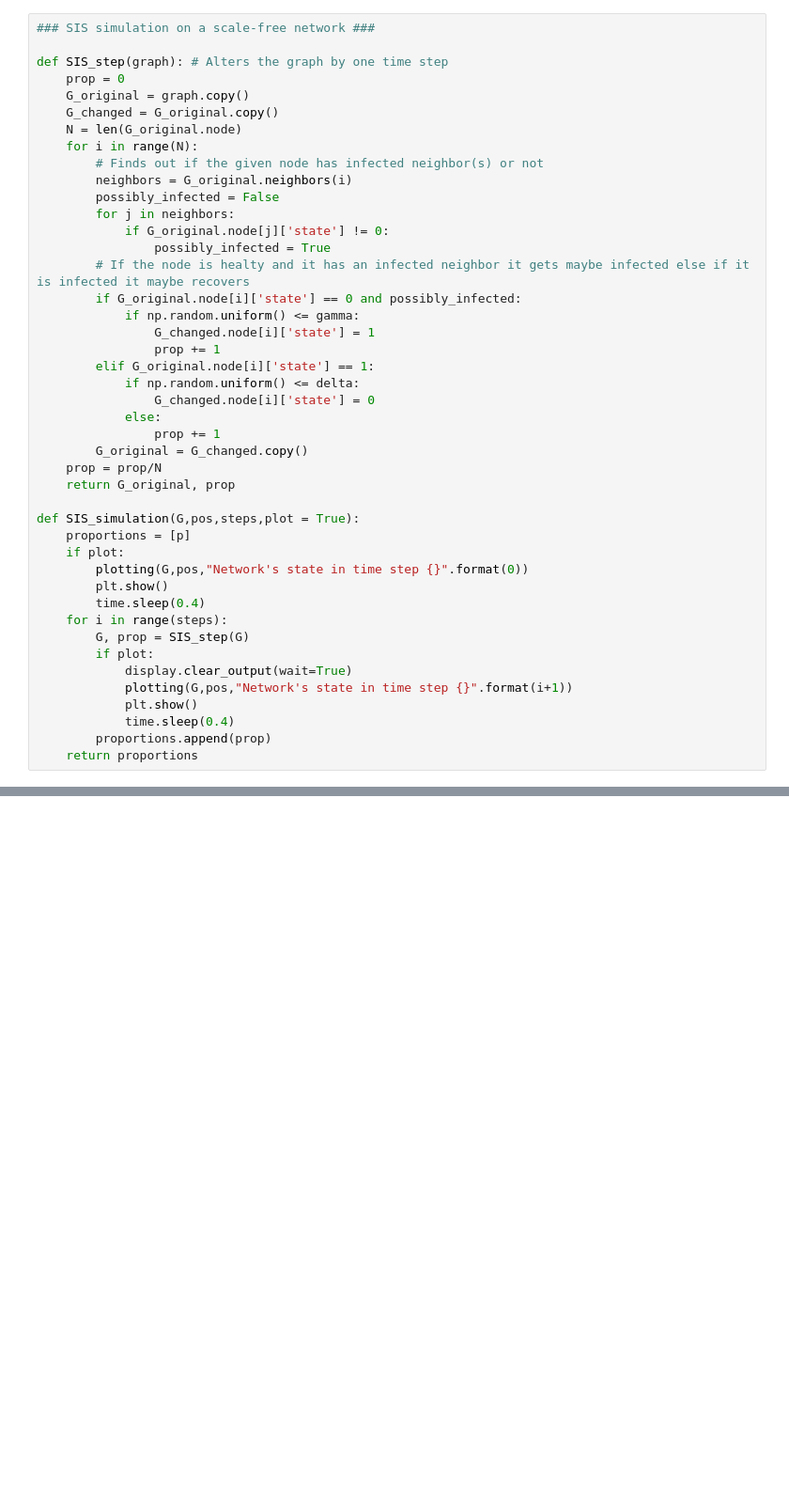
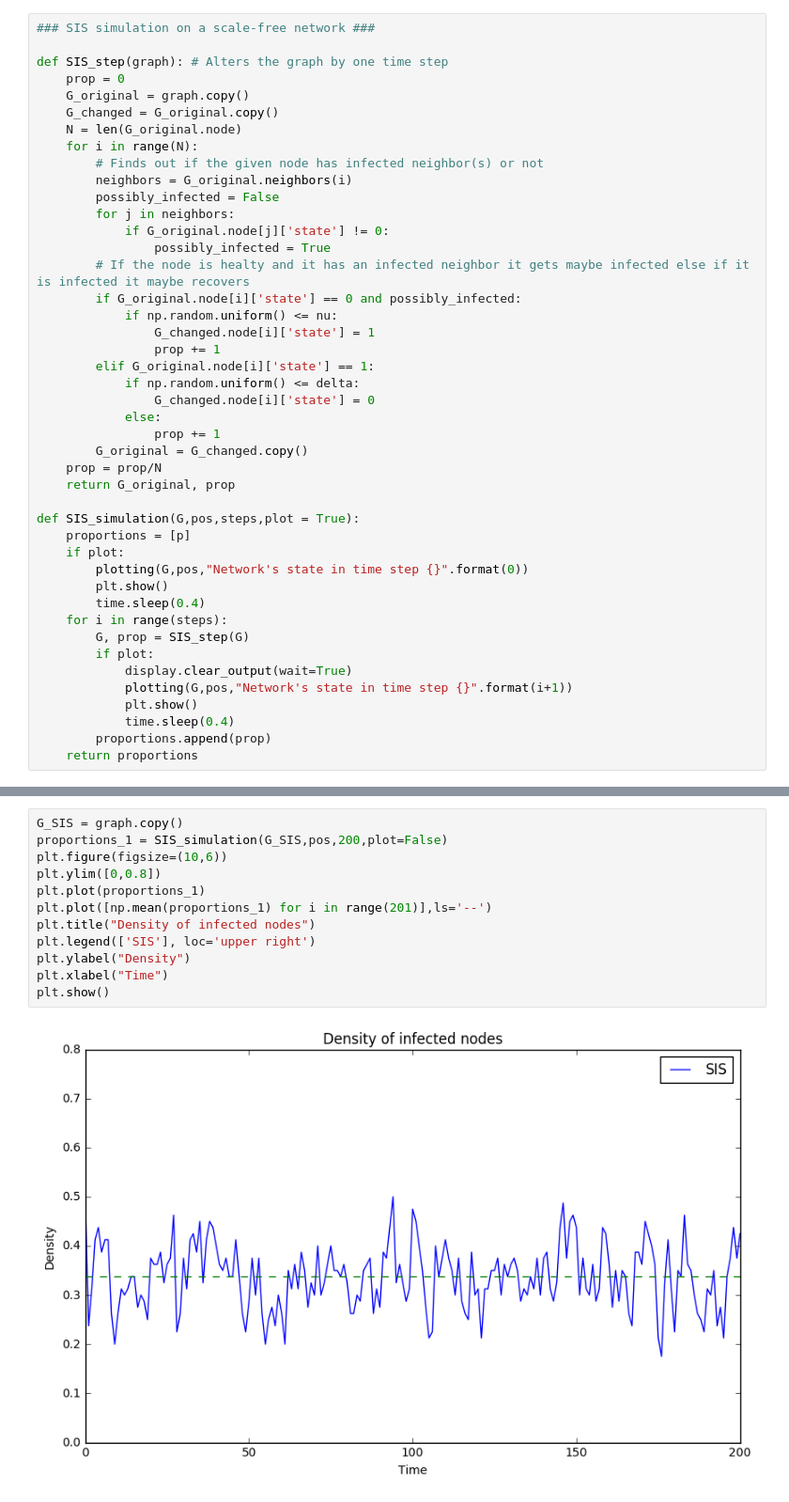
Before and after one commit to pasztorb/epidemic-modeling, a Jupyter notebook: SIS-SIR.ipynb, the cells around one changed output, grey strips where cells are left out. Shown at 94% size. Cells and saved outputs as stored; diff of their text form; blank space fills up the shorter version.

```diff
--- a/SIS-SIR.ipynb
+++ b/SIS-SIR.ipynb
@@ -88,7 +88,7 @@ def SIS_step(graph): # Alters the graph by one time step
                 possibly_infected = True
         # If the node is healty and it has an infected neighbor it gets maybe infected else if it is infected it maybe recovers
         if G_original.node[i]['state'] == 0 and possibly_infected:
-            if np.random.uniform() <= gamma:
+            if np.random.uniform() <= nu:
                 G_changed.node[i]['state'] = 1
                 prop += 1
         elif G_original.node[i]['state'] == 1:
@@ -122,3 +122,17 @@ proportions_1 = SIS_simulation(G_SIS,pos,20)
+# %%
+G_SIS = graph.copy()
+proportions_1 = SIS_simulation(G_SIS,pos,200,plot=False)
+plt.figure(figsize=(10,6))
+plt.ylim([0,0.8])
+plt.plot(proportions_1)
+plt.plot([np.mean(proportions_1) for i in range(201)],ls='--')
+plt.title("Density of infected nodes")
+plt.legend(['SIS'], loc='upper right')
+plt.ylabel("Density")
+plt.xlabel("Time")
+plt.show()
+# %% [output]
+[figure, added]
 # %%
 ### SIR simulation on a scale-free network ###
 
```
Also changed, not shown: parts of 5 cells of this notebook.
